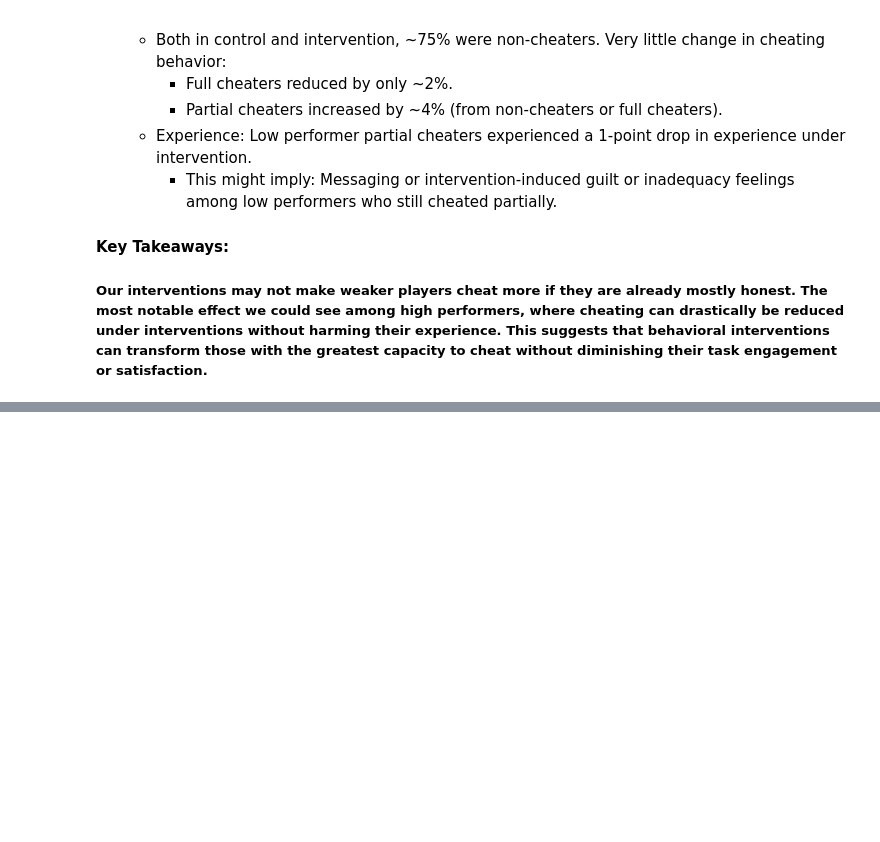
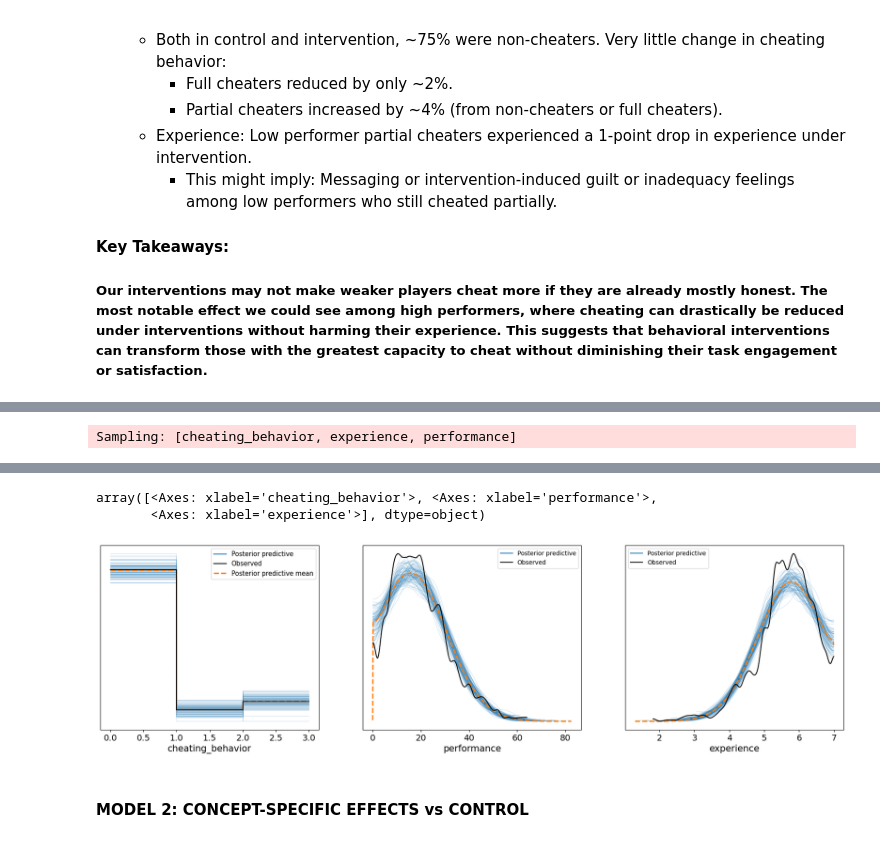
Before and after one commit to svdpmukherjee/game-behavior-intervention-study, a Jupyter notebook: game-behavior-analytics/data_analysis_notebook/analysis(PL+SM).ipynb, the cells around one changed output, grey strips where cells are left out. Saved outputs shown, nothing was run; the diff lists cells and outputs as text; code cells hidden in the pictures; blank space fills up the shorter version.

Commit message:
data preparation+model fitting+all effects plots+summary

```diff
--- a/game-behavior-analytics/data_analysis_notebook/analysis(PL+SM).ipynb
+++ b/game-behavior-analytics/data_analysis_notebook/analysis(PL+SM).ipynb
@@ -66,7 +66,8 @@ if concept_ids.cat.categories[0] != 'control':
 concept_codes = concept_ids.cat.codes.values
 concepts = [c for c in concept_ids.cat.categories if c != 'control']
 
-message_codes = df['motivational_message_id'].astype('category').cat.codes.values
+message_ids = df['motivational_message_id'].astype('category')
+message_codes = message_ids.cat.codes.values
 
 # Extract outcome and predictor arrays
 y_cheating_behavior = df['cheating_behavior'].values
@@ -77,13 +78,6 @@ is_partialCheater, is_fullCheater = (y_cheating_behavior == 1).astype(int), (y_c
 # Standard deviations
 perf_std, exp_std = np.std(y_performance), np.std(y_experience)
 
-# ============================================================================
-# CONTROL BASELINES CALCULATION
-# ============================================================================
-
-control_cheating = control_data['cheating_behavior'].mean()
-control_performance = control_data['performance'].mean()
-control_experience = control_data['experience'].mean()
 
 # ============================================================================
 # CHEATING DISTRIBUTION IN INTERVENTION GROUPS
@@ -360,0 +360,10 @@ High                        -0.30             0.69          0.00
+# %%
+# ============================================================================
+# CONTROL BASELINES CALCULATION (Will be used as intercept in models)
+# ============================================================================
+
+control_cheating = control_data['cheating_behavior'].mean()
+control_performance = control_data['performance'].mean()
+control_experience = control_data['experience'].mean()
+# Convert control cheating to log-odds for ordered logistic
+control_logit = np.log(control_cheating / (1 - control_cheating)) if control_cheating != 0 else -2
@@ -360,0 +545,13 @@ High                        -0.30             0.69          0.00
+# %%
+# ============================================================================
+# ROBUST MODEL 1 CHECKING
+# ============================================================================
+
+# Posterior predictive checks
+with intervention_model:
+    ppc = pm.sample_posterior_predictive(trace_intervention)
+
+# Check if model captures data patterns
+az.plot_ppc(ppc, num_pp_samples=100)
+# %% [output]
+Sampling: [cheating_behavior, experience, performance]
@@ -360,0 +560,5 @@ High                        -0.30             0.69          0.00
+array([<Axes: xlabel='cheating_behavior'>, <Axes: xlabel='performance'>,
+       <Axes: xlabel='experience'>], dtype=object)
+[figure, added]
+# %% [markdown]
+#### MODEL 2: CONCEPT-SPECIFIC EFFECTS vs CONTROL
```
Also changed, not shown: parts of 11 cells of this notebook.
